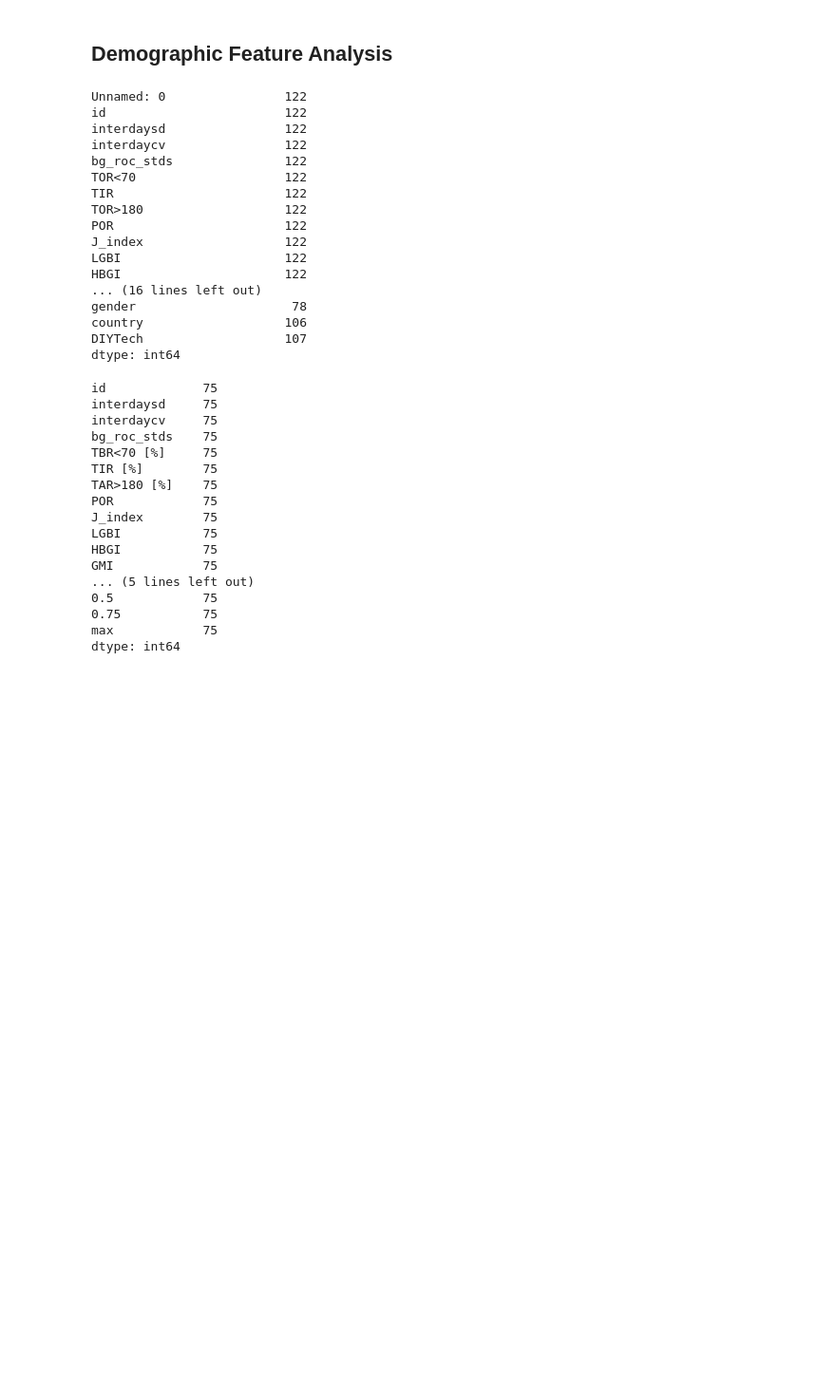
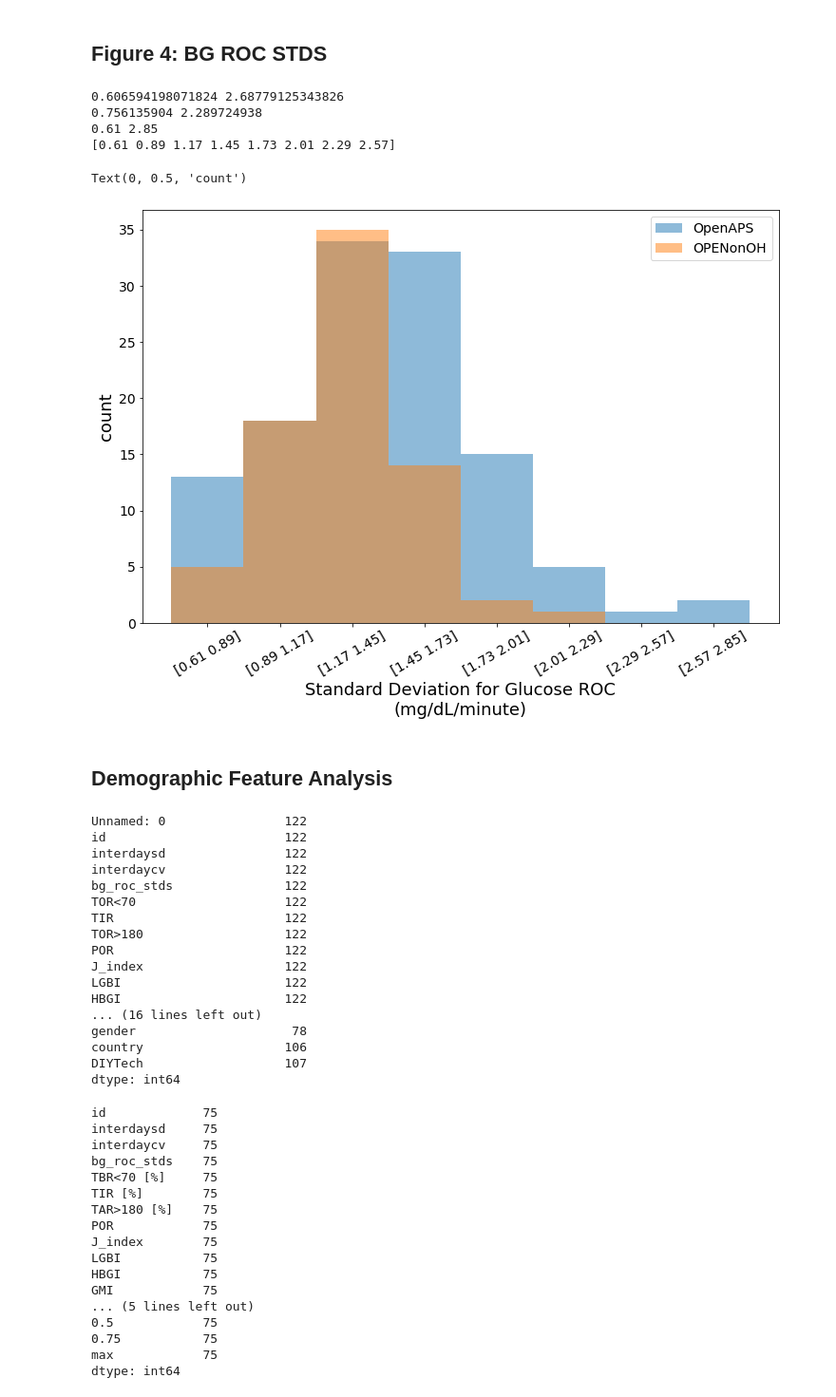
Before and after one commit to berndreinhold/OpenHumansDataTools, a Jupyter notebook: bin/GV-demographics-scripts/dataset_comp.ipynb, the cells around one changed output. Shown at 95% size. Drawn from its saved outputs; the diff is of its cells as text; code cells hidden in the pictures; blank space fills up the shorter version.

```diff
--- a/bin/GV-demographics-scripts/dataset_comp.ipynb
+++ b/bin/GV-demographics-scripts/dataset_comp.ipynb
@@ -74,3 +67,42 @@ memory usage: 302.9+ KB
+# %% [markdown]
+## Figure 4: BG ROC STDS
+# %%
+plt.rc('axes', labelsize=18)
+plt.rc('xtick', labelsize=14)
+plt.rc('ytick', labelsize=14)
+plt.rc('legend', fontsize=14)
+
+print(min(df["OpenAPS"]["bg_roc_stds"]), max(df["OpenAPS"]["bg_roc_stds"]))
+print(min(df["OPENonOH"]["bg_roc_stds"]), max(df["OPENonOH"]["bg_roc_stds"]))
+
+# since min, max are positive, just add/subtract 1 %
+min_ = 0.99*min(min(df["OpenAPS"]["bg_roc_stds"]), min(df["OPENonOH"]["bg_roc_stds"]))
+max_ = 1.01*max(max(df["OpenAPS"]["bg_roc_stds"]), max(df["OPENonOH"]["bg_roc_stds"]))
+min_, max_ = 0.61, 2.85
+
+print(min_, max_)
+print(np.arange(min_, max_, 0.28))
+plt.figure(figsize=(12, 8))
+plt.hist(df["OpenAPS"]["bg_roc_stds"], bins=np.linspace(min_, max_, 9), alpha=0.5, label='OpenAPS')
+plt.hist(df["OPENonOH"]["bg_roc_stds"], bins=np.linspace(min_, max_, 9), alpha=0.5, label='OPENonOH')
+lower_bin_edges = np.linspace(min_, max_, 9)[:-1]
+upper_bin_edges = np.linspace(min_, max_, 9)[1:]
+
+plt.legend(loc='upper right')
+plt.xticks(ticks=lower_bin_edges + 0.28/2, labels=[f"[{l:0.2f} {u:0.2f}]" for l, u in zip(lower_bin_edges, upper_bin_edges)], rotation=30)
+#x axis labels
+plt.xlabel('Standard Deviation for Glucose ROC\n(mg/dL/minute)')
+plt.ylabel("count")
+
+
+#plt.tight_layout()
+# %% [output]
+0.606594198071824 2.68779125343826
+0.756135904 2.289724938
+0.61 2.85
+[0.61 0.89 1.17 1.45 1.73 2.01 2.29 2.57]
+Text(0, 0.5, 'count')
+[figure, added]
 # %% [markdown]
 ## Demographic Feature Analysis
 # %%
```
Also changed, not shown: parts of 5 cells of this notebook.
